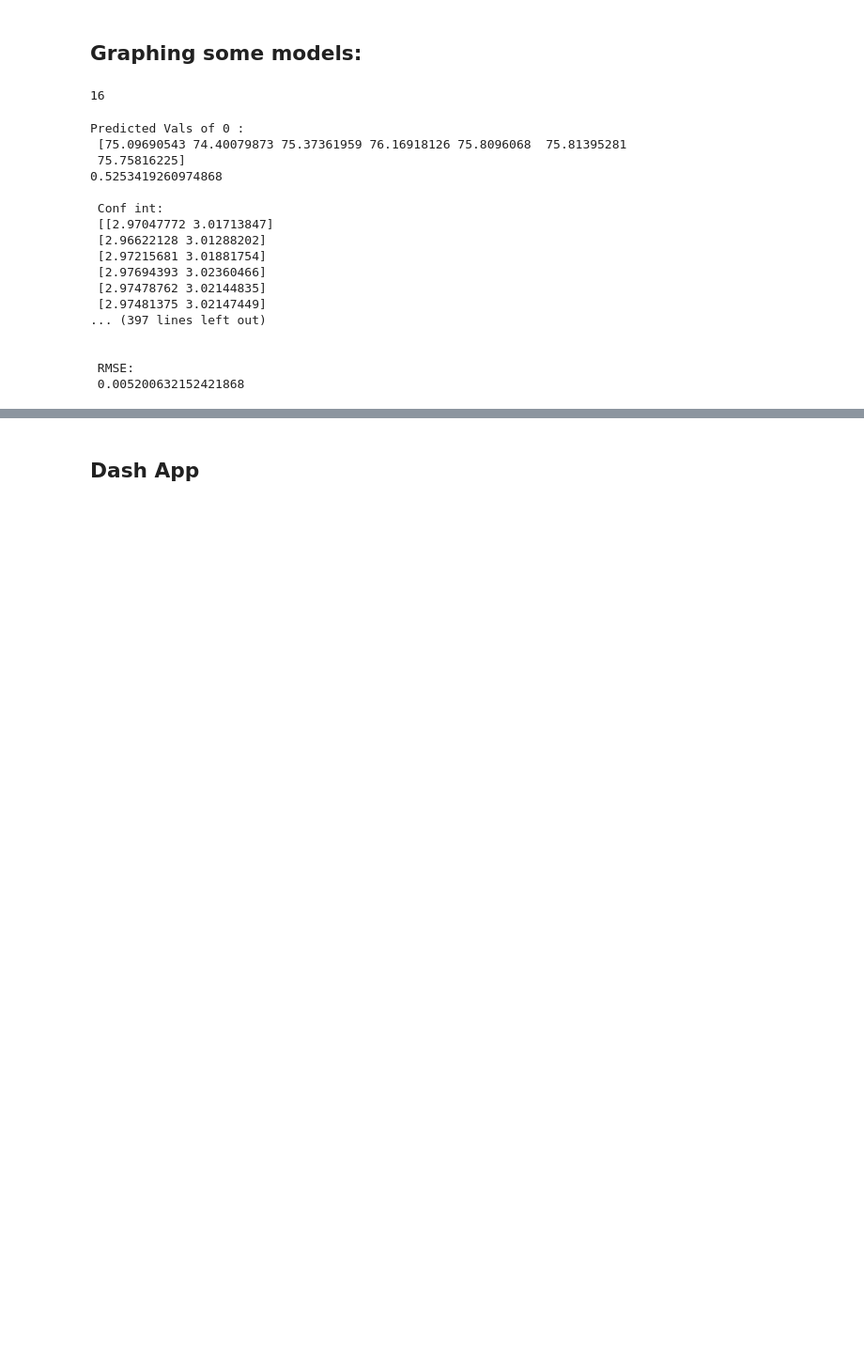
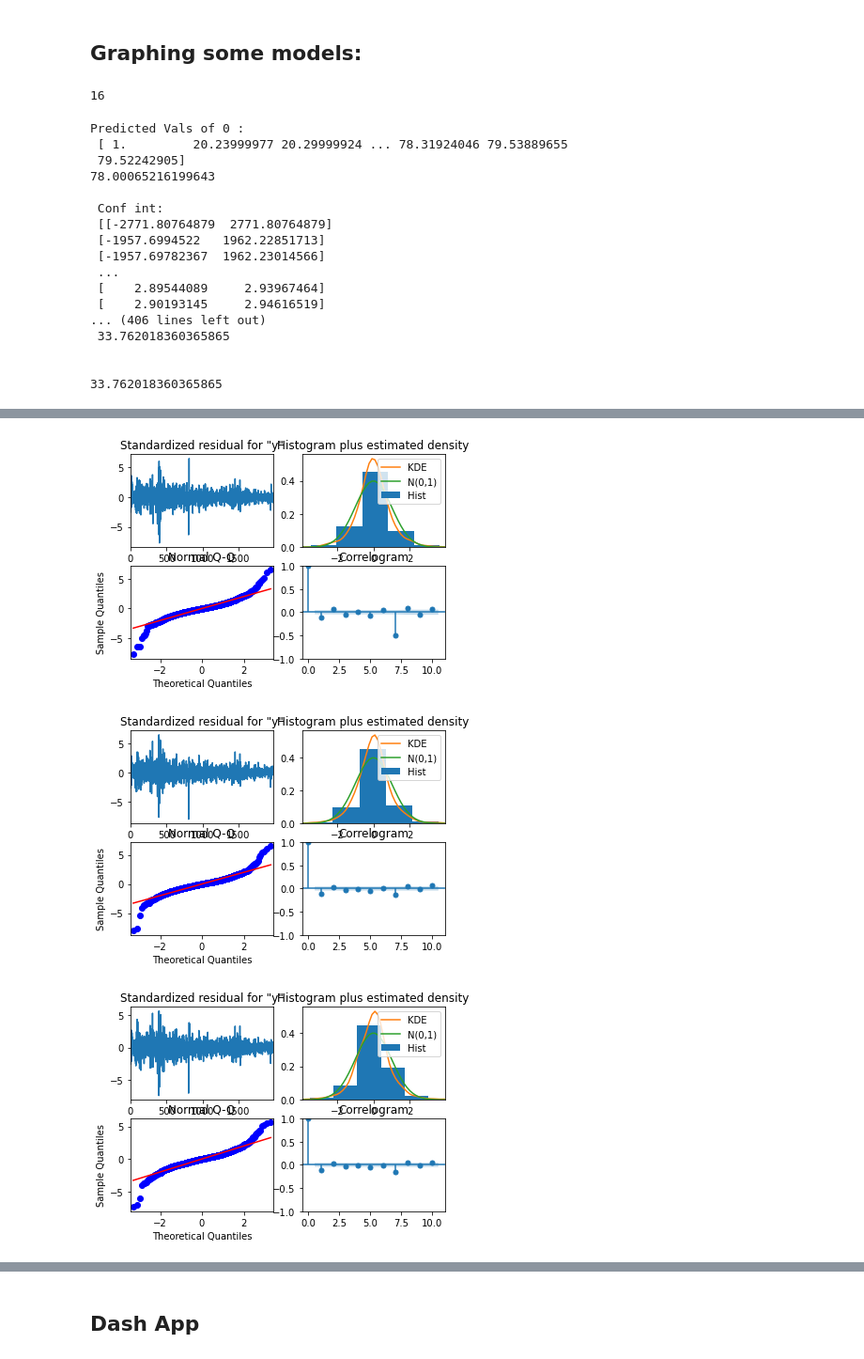
Before and after one commit to cian-moynagh/Group-40-Sweng, a Jupyter notebook: Model Fitting.ipynb, the cells around one changed output, grey strips where cells are left out. Shown at 94% size. Cells and saved outputs as stored; diff of their text form; code cells hidden in the pictures; blank space fills up the shorter version.

```diff
--- a/Model Fitting.ipynb
+++ b/Model Fitting.ipynb
@@ -307,5 +314,4 @@ Performing stepwise search to minimize aic
 Best model:  ARIMA(2,1,0)(2,1,0)[7]
 Total fit time: 25.808 seconds
 # %%
-orig_pred_7 = orig_model_7.predict_in_sample(start=len(normalised_Data)-7, ends=len(normalised_Data))
-print(orig_pred_7)
+orig_pred = orig_model_7.predict_in_sample(start=1, ends=len(train))
@@ -420,7 +423,7 @@ print(model_i)
 # %% [output]
 16
 # %%
-fig_7 = px.line(test_7, x=test_7.index, y=test_7, title="7-Day Prediction")
+fig_7 = px.line(test_7, x=test_7.index, y=test_7)
 fig_7.data = []
 fig_31 = px.line(test_31, x=test_31.index, y=test_31)
 
@@ -428,14 +431,16 @@ best_rmse_7 = 100
 best_rmse_7_johnson = 1000000
 best_rmse_31 = 100
 preds = [None] * 3
+diag = []
 for x in range(model_i):
 
     model = df.model[x]
+    diag = model.plot_diagnostics()
     model_johnson = df_johnson.model[x]
 
-    pred_7 = model.get_prediction(start=len(normalised_Data)-6, end=len(normalised_Data))
-    pred_7_johnson = model_johnson.get_prediction(start=len(normalised_Data)-6, end=len(normalised_Data))
-    pred_31 = model.get_prediction(start=len(normalised_Data)-30, end=len(normalised_Data))
+    pred_7 = model.get_prediction(start=0, end=len(train)-1)
+    pred_7_johnson = model_johnson.get_prediction(start=0, end=len(train)-1)
+    pred_31 = model.get_prediction(start=0, end=len(train)-1)
 
     pred_7.predicted_mean = (pred_7.predicted_mean*fitted_lambda +1)**(1/fitted_lambda)
     pred_7_johnson.predicted_mean = (((johnson_lambda*pred_7_johnson.predicted_mean)+1)**(1/johnson_lambda)) - 1
@@ -446,42 +451,52 @@ for x in range(model_i):
     #conf_int = (model.conf_int(0.5)*fitted_lambda +1)**(1/fitted_lambda)   //don't think we should be reveresing the conf_int
     conf_int = (pred_7.conf_int(0.5))
     se = (pred_7.se_mean)
-    rmse_7 = sm.tools.eval_measures.mse(test_7, pred_7.predicted_mean)
-    rmse_7_johnson = sm.tools.eval_measures.mse(test_7, pred_7_johnson.predicted_mean)
+    rmse_7 = sm.tools.eval_measures.mse(train, pred_7.predicted_mean)
+    rmse_7_johnson = sm.tools.eval_measures.mse(train, pred_7_johnson.predicted_mean)
     print(rmse_7_johnson)
-    rmse_31 = sm.tools.eval_measures.mse(test_31, pred_31.predicted_mean)
+    rmse_31 = sm.tools.eval_measures.mse((train), pred_31.predicted_mean)
 
     print('\n',"Conf int: \n",conf_int,'\n\n')
     print('\n',"Std Err: \n",se,'\n\n')
     print('\n',"RMSE: \n",rmse_7,'\n\n')
 
     if(rmse_7 < best_rmse_7):
+        print("NEW BEST")
+        best_rmse_7 = rmse_7
         preds[0] = pred_7.predicted_mean
     if(rmse_7_johnson < best_rmse_7_johnson):
+        best_rmse_7_johnson = rmse_7_johnson
         preds[1] = pred_7_johnson.predicted_mean
+
 #     if(rmse_31 < best_rmse_31):
 #         fig_31.data = [fig_31.data[0]] #clear other traces
 #         fig_31.add_scatter(x=test_31.index, y=pred_31.predicted_mean,
 #             name='('+', '.join(str(e) for e in df.Order[x])+')'+' ('+', '.join(str(e) for e in df.SeasonalOrder[x])+')', mode='lines')
-fig_7.add_scatter(x=test_7.index, y=test_7, name="Actual", mode='lines')
-fig_7.add_scatter(x=test_7.index, y=orig_pred_7, name="No Transformation", mode='lines')
-fig_7.add_scatter(x=test_7.index, y=preds[0], name="Box-Cox", mode='lines')
-fig_7.add_scatter(x=test_7.index, y=preds[1], name="Yeo-Johnson", mode='lines')
+
+fig_7.add_scatter(x=train.index, y=train, name="Actual Values", mode='lines')
+fig_7.add_scatter(x=train.index, y=preds[0], name="Box-Cox Predicted", mode='lines')
+fig_7.add_scatter(x=train.index, y=preds[1], name="Yeo-Johnson Predicted", mode='lines')
+fig_7.add_scatter(x=train.index, y=orig_pred, name="Non-Transformed Predicted", mode='lines')
+
+#rmse_7_orig = sm.tools.eval_measures.mse(ts.Close, orig_pred)
+
+print(rmse_7)
+#print(rmse_7_orig)
 # %% [output]
 Predicted Vals of 0 :
- [75.09690543 74.40079873 75.37361959 76.16918126 75.8096068  75.81395281
- 75.75816225]
-0.5253419260974868
+ [ 1.         20.23999977 20.29999924 ... 78.31924046 79.53889655
+ 79.52242905]
+78.00065216199643
 
  Conf int:
- [[2.97047772 3.01713847]
- [2.96622128 3.01288202]
- [2.97215681 3.01881754]
- [2.97694393 3.02360466]
- [2.97478762 3.02144835]
- [2.97481375 3.02147449]
-... (397 lines left out)
+ [[-2771.80764879  2771.80764879]
+ [-1957.6994522   1962.22851713]
+ [-1957.69782367  1962.23014566]
+ ...
+ [    2.89544089     2.93967464]
+ [    2.90193145     2.94616519]
+... (406 lines left out)
+ 33.762018360365865
 
 
- RMSE:
- 0.005200632152421868
+33.762018360365865
@@ -488,0 +503,3 @@ Predicted Vals of 0 :
+[figure, added]
+[figure, added]
+[figure, added]
```
Also changed, not shown: parts of 13 cells of this notebook.
